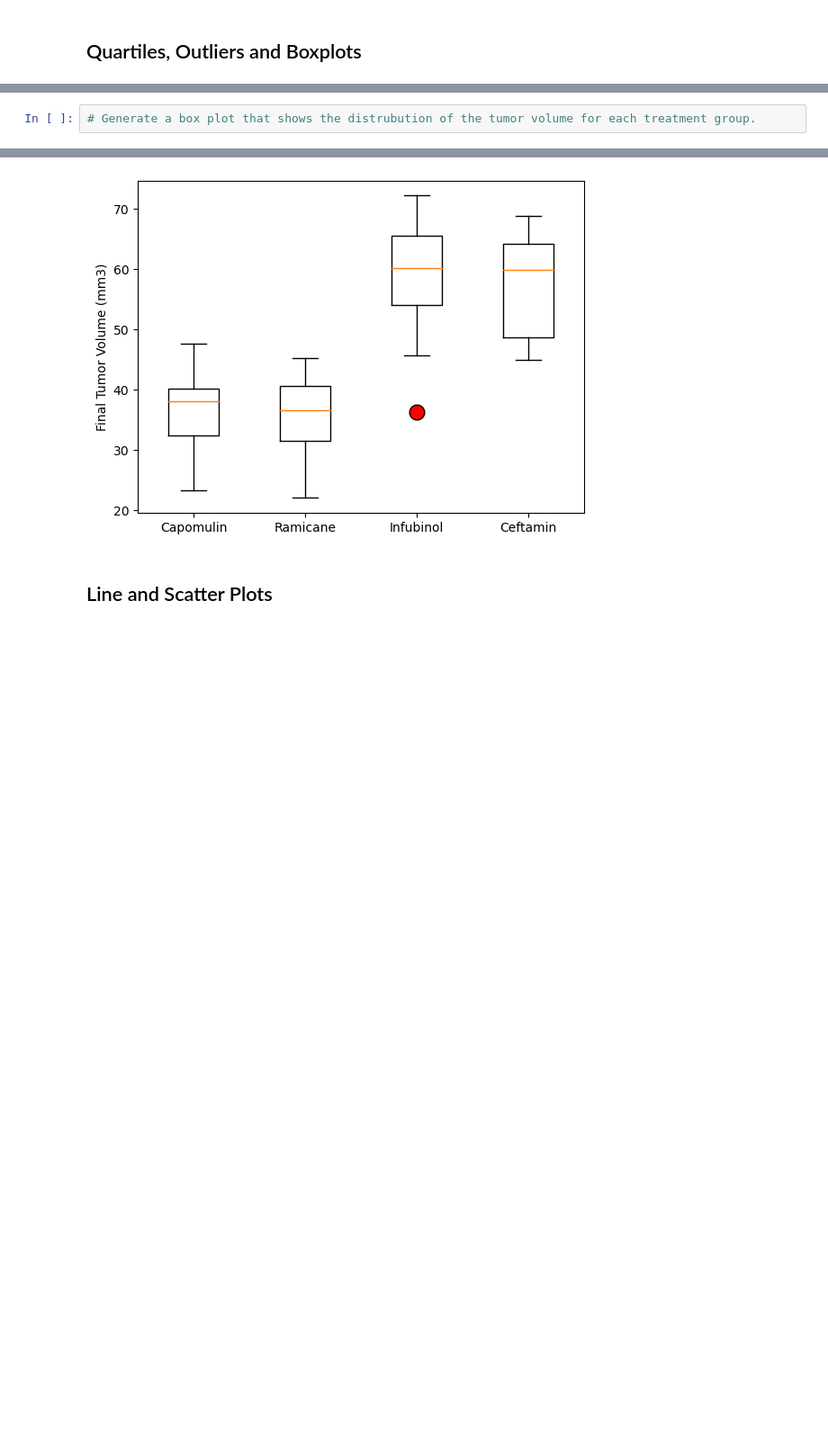
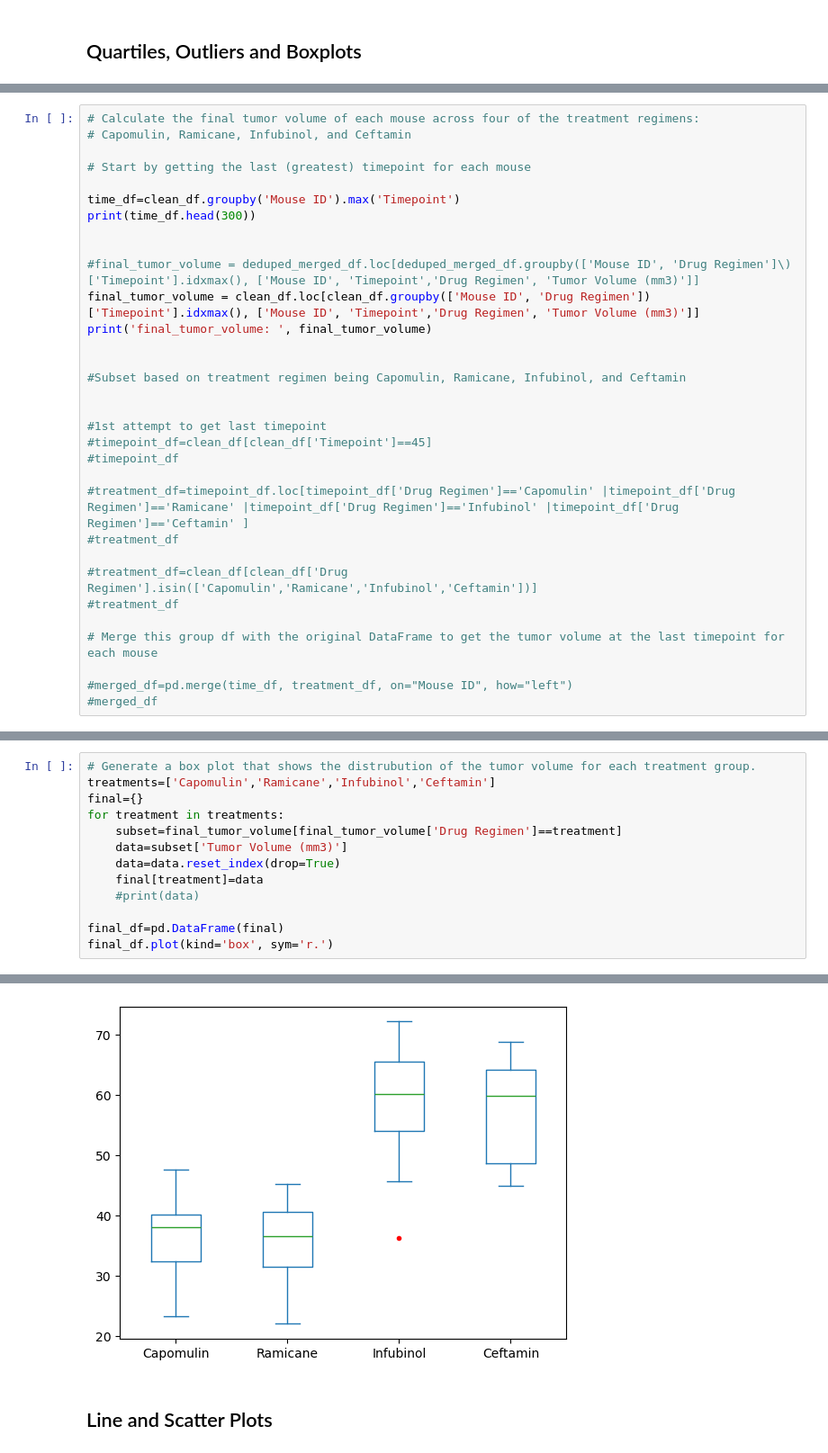
Before and after one commit to schr0841/Pymaceuticals, a Jupyter notebook: pymaceuticals.ipynb, the cells around one changed output, grey strips where cells are left out. Shown at 90% size. Saved outputs shown, nothing was run; the diff lists cells and outputs as text; blank space fills up the shorter version.

```diff
--- a/pymaceuticals.ipynb
+++ b/pymaceuticals.ipynb
@@ -222,0 +212,32 @@ Ceftamin's potential outliers: Series([], Name: Tumor Volume (mm3), dtype: float
+# %%
+# Calculate the final tumor volume of each mouse across four of the treatment regimens:
+# Capomulin, Ramicane, Infubinol, and Ceftamin
+
+# Start by getting the last (greatest) timepoint for each mouse
+
+time_df=clean_df.groupby('Mouse ID').max('Timepoint')
+print(time_df.head(300))
+
+
+#final_tumor_volume = deduped_merged_df.loc[deduped_merged_df.groupby(['Mouse ID', 'Drug Regimen']\)['Timepoint'].idxmax(), ['Mouse ID', 'Timepoint','Drug Regimen', 'Tumor Volume (mm3)']]
+final_tumor_volume = clean_df.loc[clean_df.groupby(['Mouse ID', 'Drug Regimen'])['Timepoint'].idxmax(), ['Mouse ID', 'Timepoint','Drug Regimen', 'Tumor Volume (mm3)']]
+print('final_tumor_volume: ', final_tumor_volume)
+
+
+#Subset based on treatment regimen being Capomulin, Ramicane, Infubinol, and Ceftamin
+
+
+#1st attempt to get last timepoint
+#timepoint_df=clean_df[clean_df['Timepoint']==45]
+#timepoint_df
+
+#treatment_df=timepoint_df.loc[timepoint_df['Drug Regimen']=='Capomulin' |timepoint_df['Drug Regimen']=='Ramicane' |timepoint_df['Drug Regimen']=='Infubinol' |timepoint_df['Drug Regimen']=='Ceftamin' ]
+#treatment_df
+
+#treatment_df=clean_df[clean_df['Drug Regimen'].isin(['Capomulin','Ramicane','Infubinol','Ceftamin'])]
+#treatment_df
+
+# Merge this group df with the original DataFrame to get the tumor volume at the last timepoint for each mouse
+
+#merged_df=pd.merge(time_df, treatment_df, on="Mouse ID", how="left")
+#merged_df
@@ -223,3 +356,14 @@ Ceftamin's potential outliers: Series([], Name: Tumor Volume (mm3), dtype: float
 # %%
 # Generate a box plot that shows the distrubution of the tumor volume for each treatment group.
+treatments=['Capomulin','Ramicane','Infubinol','Ceftamin']
+final={}
+for treatment in treatments:
+    subset=final_tumor_volume[final_tumor_volume['Drug Regimen']==treatment]
+    data=subset['Tumor Volume (mm3)']
+    data=data.reset_index(drop=True)
+    final[treatment]=data
+    #print(data)
+
+final_df=pd.DataFrame(final)
+final_df.plot(kind='box', sym='r.')
 # %% [output]
@@ -226,3 +371,3 @@ Ceftamin's potential outliers: Series([], Name: Tumor Volume (mm3), dtype: float
-[figure, old version]
+[figure, new version]
 # %% [markdown]
 ## Line and Scatter Plots
```
Also changed, not shown: parts of 15 cells of this notebook.
